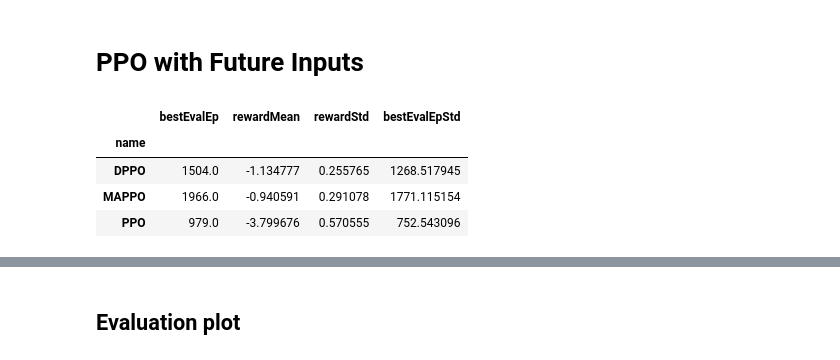
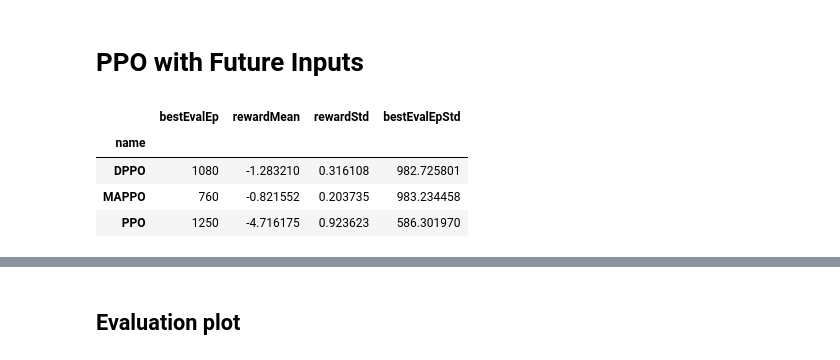
Before and after one commit to JuanPedroGHM/TestRLFrameworkPleaseIgnore, a Jupyter notebook: notebooks/clutchResults_0.ipynb, the cells around one changed output, grey strips where cells are left out. Saved outputs shown, nothing was run; the diff lists cells and outputs as text; code cells hidden in the pictures.

```diff
--- a/notebooks/clutchResults_0.ipynb
+++ b/notebooks/clutchResults_0.ipynb
@@ -41,7 +41,10 @@ def importExperimentData(experimentNames):
             rewards.append(variables['reward'][0])
             eval_rewards.append(variables['eval_reward'])
             actor_loss.append(variables['actor_loss'][0])
-            critic_loss.append(variables['critic_loss'][0])
+            if 'critic_loss' in variables:
+                critic_loss.append(variables['critic_loss'][0])
+            elif 'c1_loss' in variables:
+                critic_loss.append(variables['c1_loss'][0])
             test_rewards.append(variables['test_reward'][0])
             experiments.append({
                 'name': name,
@@ -130,25 +62,22 @@ PPO   & -9.125897e-01 &     0.170127 \\
 # %%
 expDF, rewardDF, testRewardDF, actorDF, criticDF, evalRewardDF = importExperimentData([
       ('0_PPO_s_h3', 'PPO'),
       ('0_DPPO_s_h3', 'DPPO'),
-      ('0_MAPPO_s_h3', 'MAPPO'),
-      ('1_PPO_s_h3', 'PPO'),
-      ('1_DPPO_s_h3', 'DPPO'),
-      ('1_MAPPO_s_h3', 'MAPPO')
+      ('0_MAPPO_s_h3', 'MAPPO')
 ])
 
 rDF = pd.concat([expDF, rewardDF], axis=1, join='inner').drop(['iteration'], axis=1)
 erDF = pd.concat([expDF, evalRewardDF], axis=1, join='inner').drop(['iteration'], axis=1)
 cDF = pd.concat([expDF, criticDF], axis=1, join='inner').drop(['iteration'], axis=1)
 expDF['bestEvalEp'] = erDF.drop('name', axis=1).T.idxmax()
 compTableDF = expDF.groupby('name').mean().drop(['iteration'], axis=1)
 compTableDF['rewardMean'] =  pd.concat([expDF, testRewardDF], axis=1, join='inner').groupby('name').mean().drop(['iteration', 'bestEvalEp'], axis=1).mean(axis=1)
 compTableDF['rewardStd'] = pd.concat([expDF, testRewardDF], axis=1, join='inner').groupby('name').mean().drop(['iteration', 'bestEvalEp'], axis=1).std(axis=1)
 compTableDF['bestEvalEpStd'] = expDF.groupby('name').std().drop(['iteration'], axis=1)
 compTableDF
 # %% [output]
 |  | bestEvalEp | rewardMean | rewardStd | bestEvalEpStd |
 | name |  |  |  |  |
-| DPPO | 1504.0 | -1.134777 | 0.255765 | 1268.517945 |
-| MAPPO | 1966.0 | -0.940591 | 0.291078 | 1771.115154 |
-| PPO | 979.0 | -3.799676 | 0.570555 | 752.543096 |
+| DPPO | 1080 | -1.283210 | 0.316108 | 982.725801 |
+| MAPPO | 760 | -0.821552 | 0.203735 | 983.234458 |
+| PPO | 1250 | -4.716175 | 0.923623 | 586.301970 |
```
Also changed, not shown: parts of 13 cells of this notebook, 1 other file.
